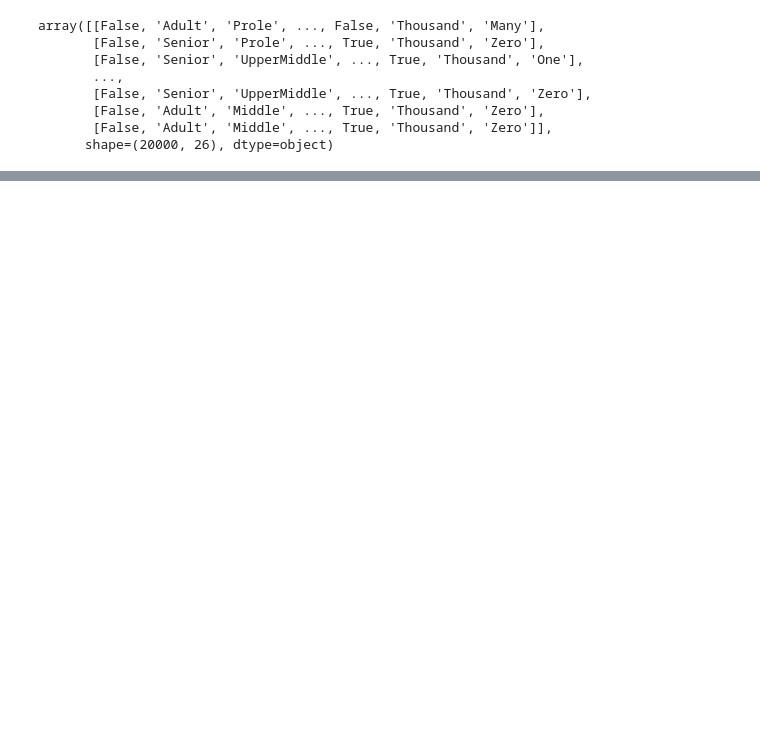
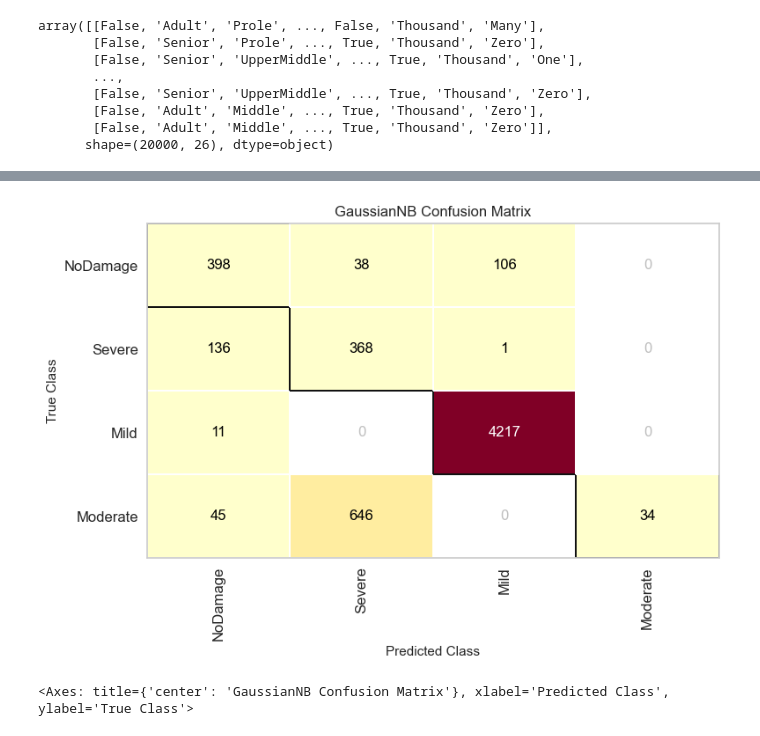
Before and after one commit to CaioFML/IA_studies, a Jupyter notebook: formacao_completa_inteligencia_artificial_e_machine_learning/section_3/naive_bayes.ipynb, the cells around one changed output, grey strips where cells are left out. Saved outputs shown, nothing was run; the diff lists cells and outputs as text; code cells hidden in the pictures; blank space fills up the shorter version.

```diff
--- a/formacao_completa_inteligencia_artificial_e_machine_learning/section_3/naive_bayes.ipynb
+++ b/formacao_completa_inteligencia_artificial_e_machine_learning/section_3/naive_bayes.ipynb
@@ -40,6 +41,8 @@ base
 | 19999 | False | Adult | Middle | Normal | Older | NaN | Tank | NaN | ... |
 20000 rows × 27 columns
 # %%
+base.iloc[:, 7] = base.iloc[:, 7].fillna('NoDamage')
+
 y = base.iloc[:, 7].values
 x = base.iloc[:,[0,1,2,3,4,5,6,8,9,10,11,12,13,14,15,16,17,18,19,20,21,22,23,24,25,26]].values
 # %%
@@ -57,3 +61,11 @@ array([[False, 'Adult', 'Prole', ..., False, 'Thousand', 'Many'],
        [False, 'Adult', 'Middle', ..., True, 'Thousand', 'Zero'],
        [False, 'Adult', 'Middle', ..., True, 'Thousand', 'Zero']],
       shape=(20000, 26), dtype=object)
+# %%
+labelencoder = LabelEncoder()
+
+# Transformando os valores categóricos em numéricos
+
+for i in range(x.shape[1]):
+  if x[:, i].dtype == 'object':
+    x[:, i] = labelencoder.fit_transform(x[:, i])
@@ -59,0 +87,8 @@ array([[False, 'Adult', 'Prole', ..., False, 'Thousand', 'Many'],
+# %%
+# x variavel independentes
+# y variavel dependente
+
+x_training, x_test, y_training, y_test = train_test_split(x, y, test_size=0.3, random_state=1)
+# %%
+model = GaussianNB()
+model.fit(x_training, y_training)
@@ -59,0 +129,10 @@ array([[False, 'Adult', 'Prole', ..., False, 'Thousand', 'Many'],
+# %%
+confusion = ConfusionMatrix(model, classes=['NoDamage', 'Severe', 'Mild', 'Moderate'])
+confusion.fit(x_training, y_training)
+confusion.score(x_test, y_test)
+
+# Diagonal os acertos
+confusion.poof()
+# %% [output]
+[figure, added]
+<Axes: title={'center': 'GaussianNB Confusion Matrix'}, xlabel='Predicted Class', ylabel='True Class'>
```
Also changed, not shown: parts of 8 cells of this notebook.
